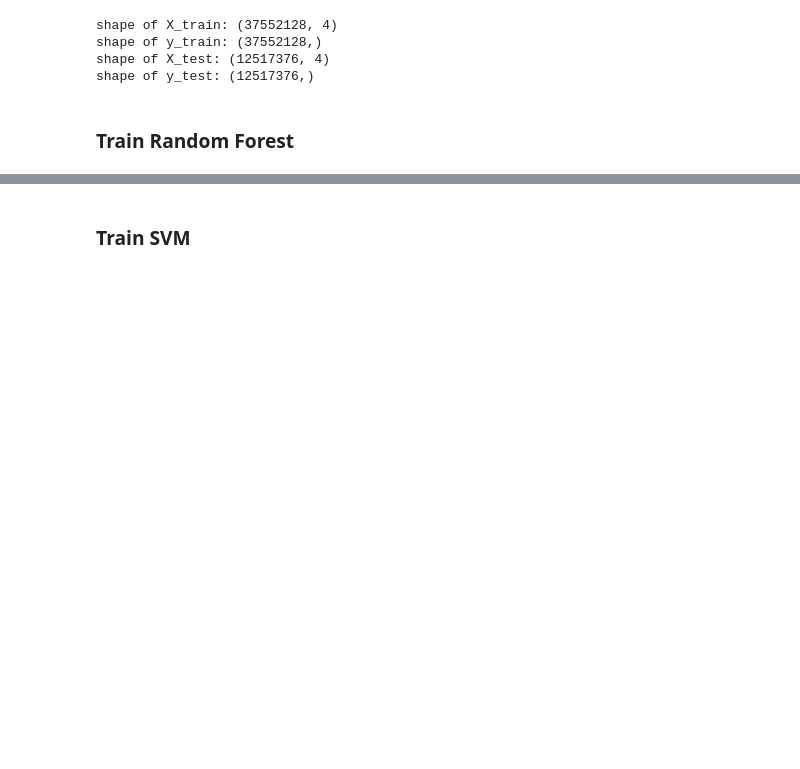
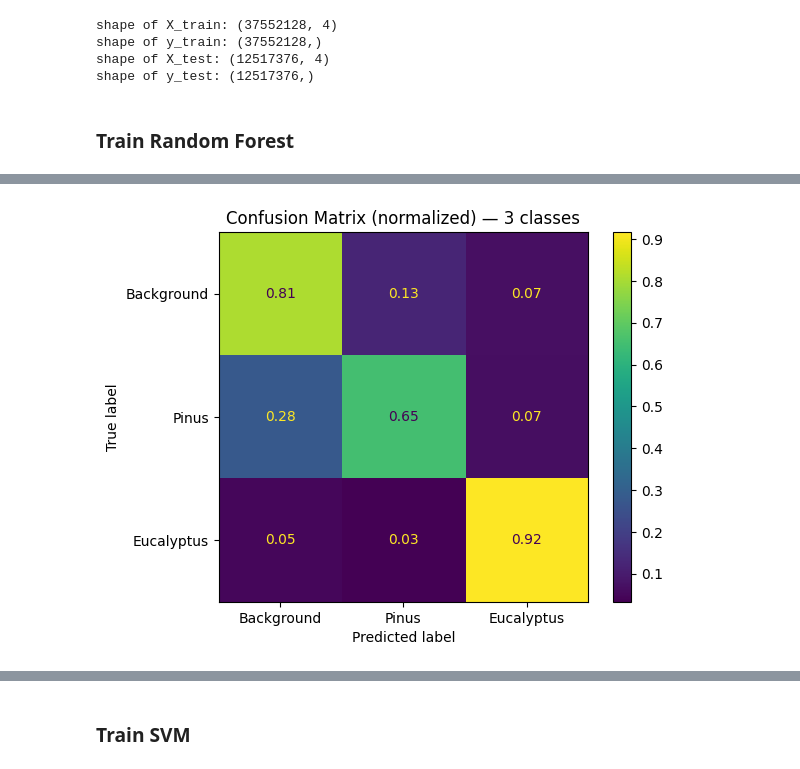
Before and after one commit to wilgomoreira/spotlite, a Jupyter notebook: train_and_test_traditional - 3 - 2 etaps.ipynb, the cells around one changed output, grey strips where cells are left out. Saved outputs shown, nothing was run; the diff lists cells and outputs as text; code cells hidden in the pictures; blank space fills up the shorter version.

```diff
--- a/train_and_test_traditional 2.ipynb
+++ b/train_and_test_traditional - 3 - 2 etaps.ipynb
@@ -270 +329,14 @@ weighted avg     0.9510    0.9641    0.9546  12517376
+# %%
+from sklearn.metrics import classification_report, ConfusionMatrixDisplay
+
+disp = ConfusionMatrixDisplay.from_predictions(
+    y_test, y_pred_full,
+    normalize='true',
+    display_labels=['Background','Pinus','Eucalyptus'],
+    values_format='.2f'
+)
+plt.title("Confusion Matrix (normalized) — 3 classes")
+plt.show()
+# %% [output]
+[figure, added]
 # %% [markdown]
```
Also changed, not shown: parts of 9 cells of this notebook, 5 other files.
